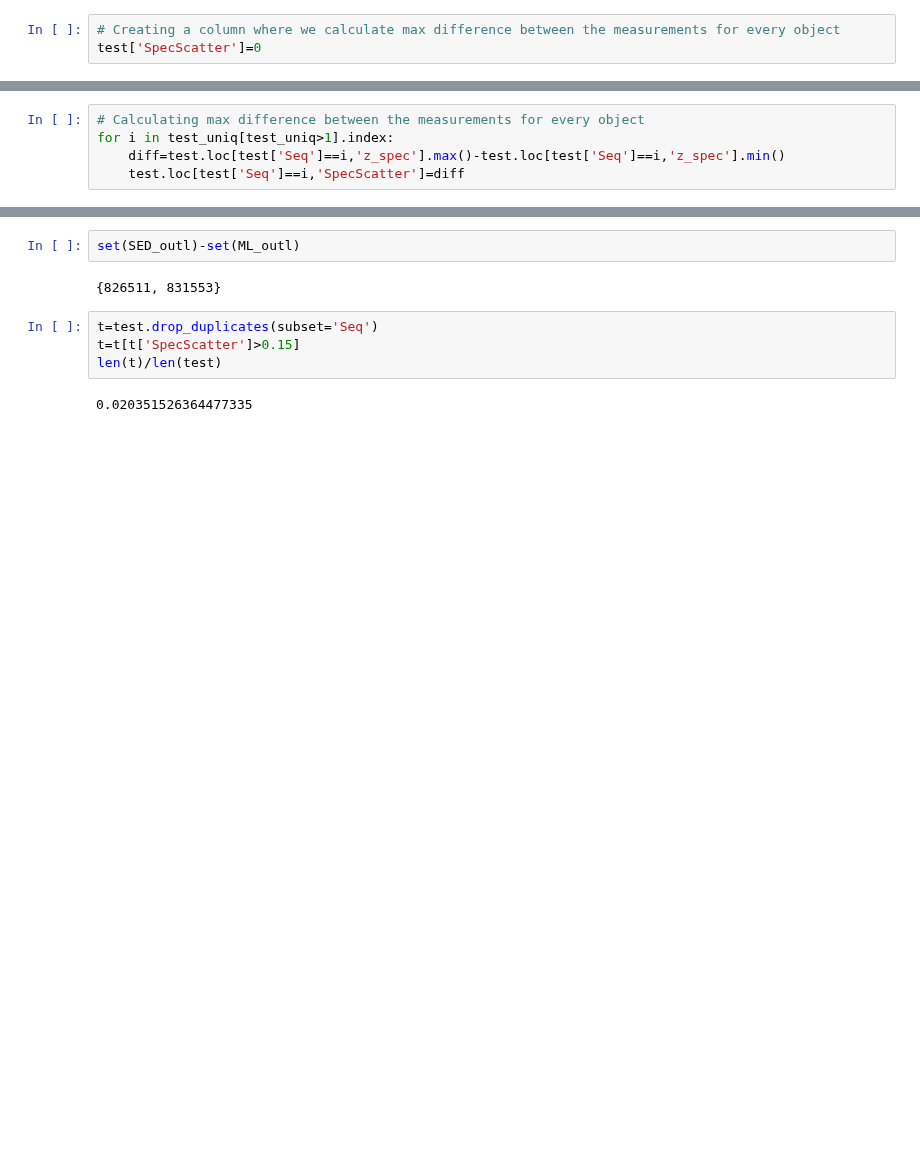
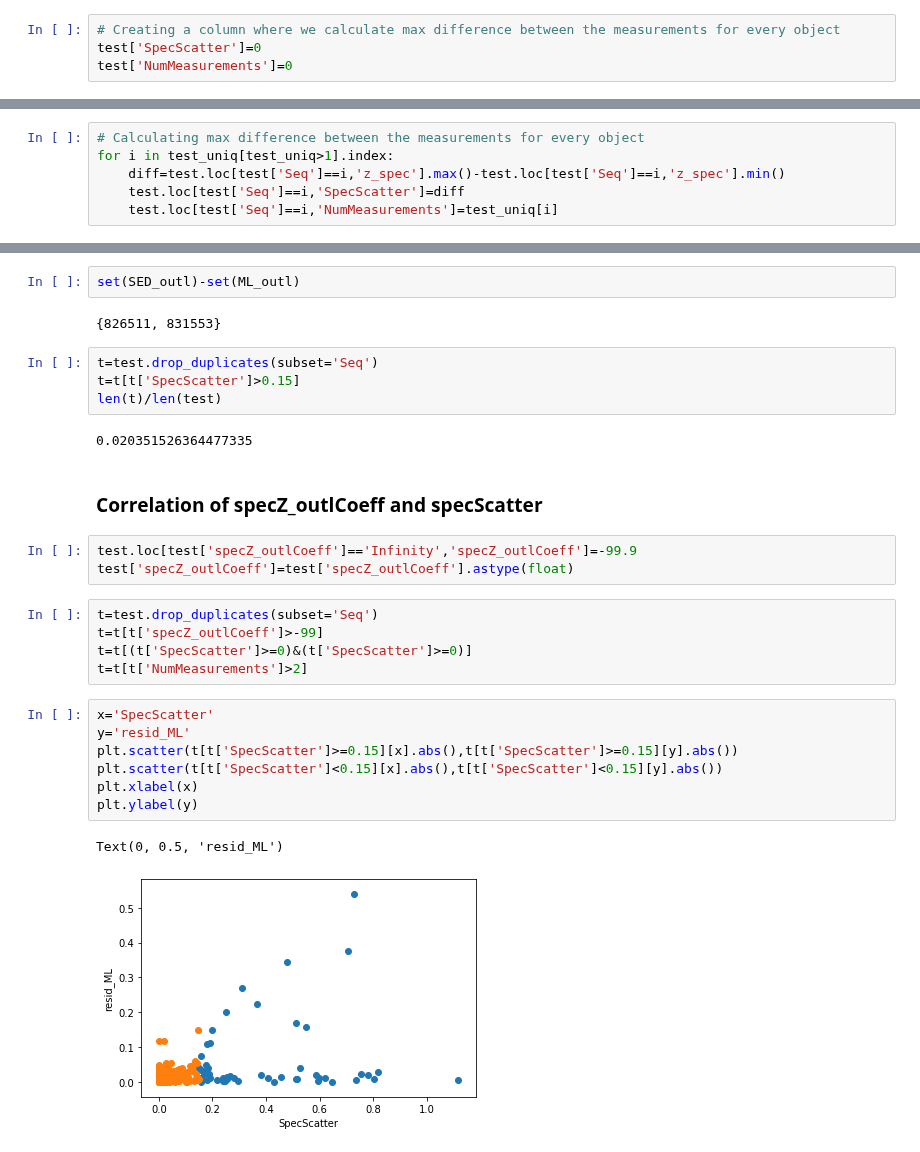
Before and after one commit to ShrRa/COSMOS_SOM, a Jupyter notebook: InspectDuplicatedSpecZ.ipynb, the cells around one changed output, grey strips where cells are left out. Drawn from its saved outputs; the diff is of its cells as text; blank space fills up the shorter version.

Commit message:
Search for correlations between SpecScatter and specZ_outlCoeff

```diff
--- a/InspectDuplicatedSpecZ.ipynb
+++ b/InspectDuplicatedSpecZ.ipynb
@@ -30,6 +30,7 @@ test_uniq=test['Seq'].value_counts()
 # %%
 # Creating a column where we calculate max difference between the measurements for every object
 test['SpecScatter']=0
+test['NumMeasurements']=0
 # %%
 # INTify Seq column (aka ID)
 test['Seq']=test['Seq'].apply(int)
@@ -38,6 +39,7 @@ test['Seq']=test['Seq'].apply(int)
 for i in test_uniq[test_uniq>1].index:
     diff=test.loc[test['Seq']==i,'z_spec'].max()-test.loc[test['Seq']==i,'z_spec'].min()
     test.loc[test['Seq']==i,'SpecScatter']=diff
+    test.loc[test['Seq']==i,'NumMeasurements']=test_uniq[i]
 # %%
 # Counting how many objects are with big differences within their groups
 print(test[test['SpecScatter']>=0.1]['Seq'].nunique(),'objects with SpecScatter>0.1 out of',test['Seq'].nunique())
@@ -245,3 +247,23 @@ t=t[t['SpecScatter']>0.15]
 len(t)/len(test)
 # %% [output]
 0.020351526364477335
+# %% [markdown]
+### Correlation of specZ_outlCoeff and specScatter
+# %%
+test.loc[test['specZ_outlCoeff']=='Infinity','specZ_outlCoeff']=-99.9
+test['specZ_outlCoeff']=test['specZ_outlCoeff'].astype(float)
+# %%
+t=test.drop_duplicates(subset='Seq')
+t=t[t['specZ_outlCoeff']>-99]
+t=t[(t['SpecScatter']>=0)&(t['SpecScatter']>=0)]
+t=t[t['NumMeasurements']>2]
+# %%
+x='SpecScatter'
+y='resid_ML'
+plt.scatter(t[t['SpecScatter']>=0.15][x].abs(),t[t['SpecScatter']>=0.15][y].abs())
+plt.scatter(t[t['SpecScatter']<0.15][x].abs(),t[t['SpecScatter']<0.15][y].abs())
+plt.xlabel(x)
+plt.ylabel(y)
+# %% [output]
+Text(0, 0.5, 'resid_ML')
+[figure, added]
```
Also changed, not shown: parts of 6 cells of this notebook.
